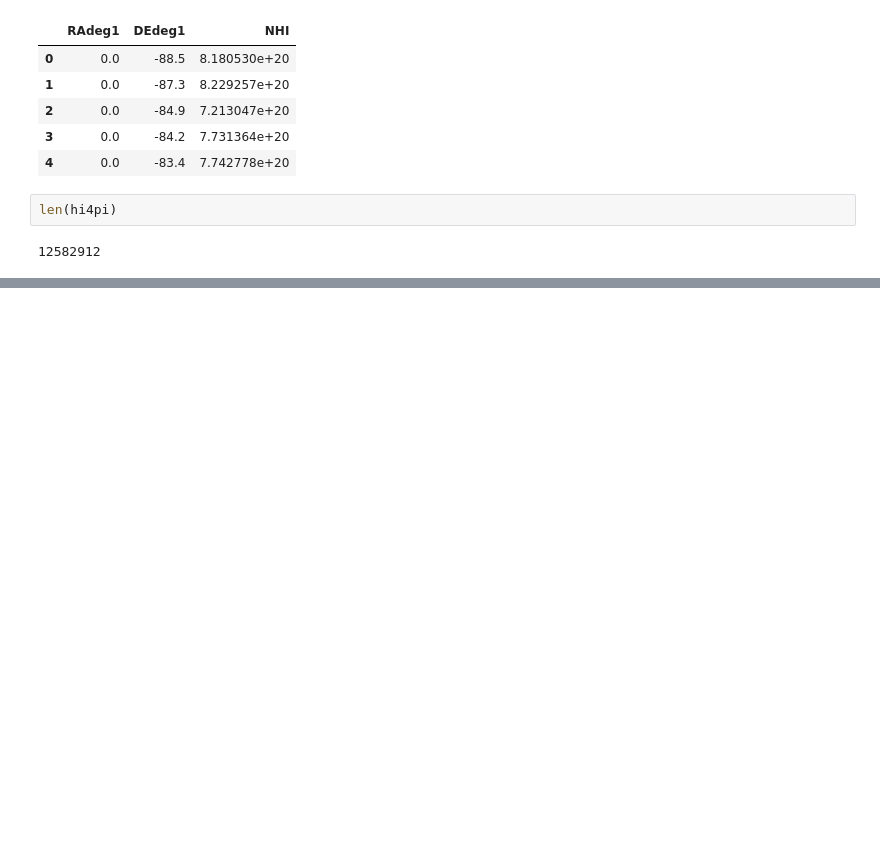
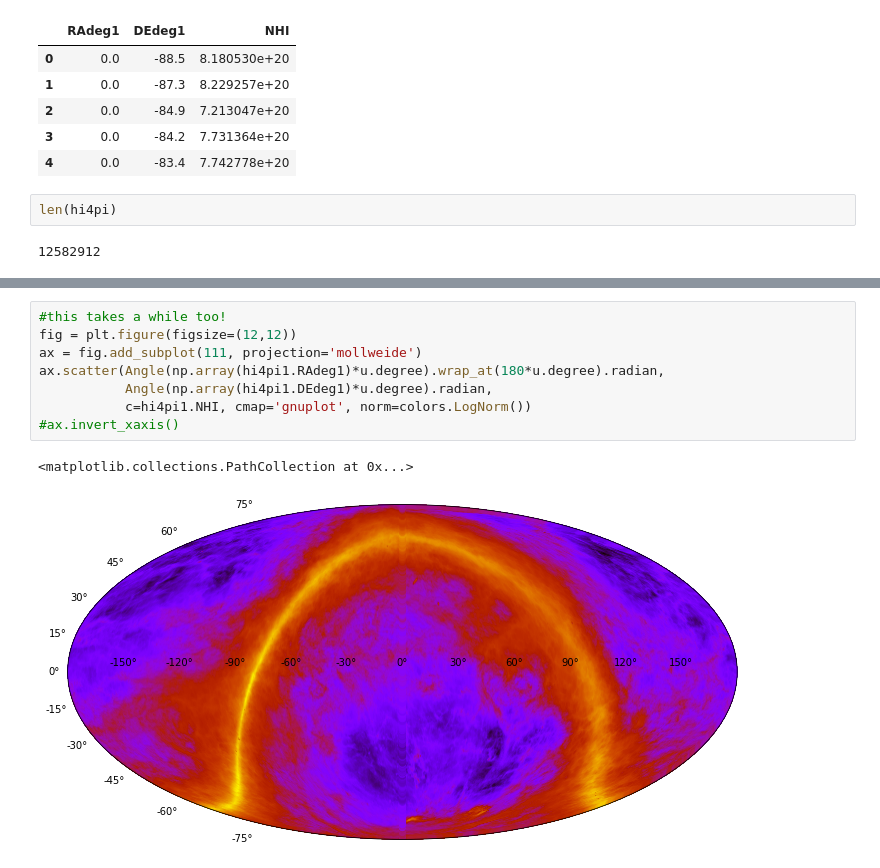
Before and after one commit to Dishwasha/cas-tau, a Jupyter notebook: AstropyTutorial.ipynb, the cells around one changed output, grey strips where cells are left out. Saved outputs shown, nothing was run; the diff lists cells and outputs as text; blank space fills up the shorter version.

```diff
--- a/AstropyTutorial.ipynb
+++ b/AstropyTutorial.ipynb
@@ -94,0 +147,11 @@ np.linspace(0,10,num=10, retstep=True, endpoint=False)
+# %%
+#this takes a while too!
+fig = plt.figure(figsize=(12,12))
+ax = fig.add_subplot(111, projection='mollweide')
+ax.scatter(Angle(np.array(hi4pi1.RAdeg1)*u.degree).wrap_at(180*u.degree).radian,
+           Angle(np.array(hi4pi1.DEdeg1)*u.degree).radian,
+           c=hi4pi1.NHI, cmap='gnuplot', norm=colors.LogNorm())
+#ax.invert_xaxis()
+# %% [output]
+<matplotlib.collections.PathCollection at 0x...>
+[figure, added]
```
Also changed, not shown: parts of 21 cells of this notebook.
